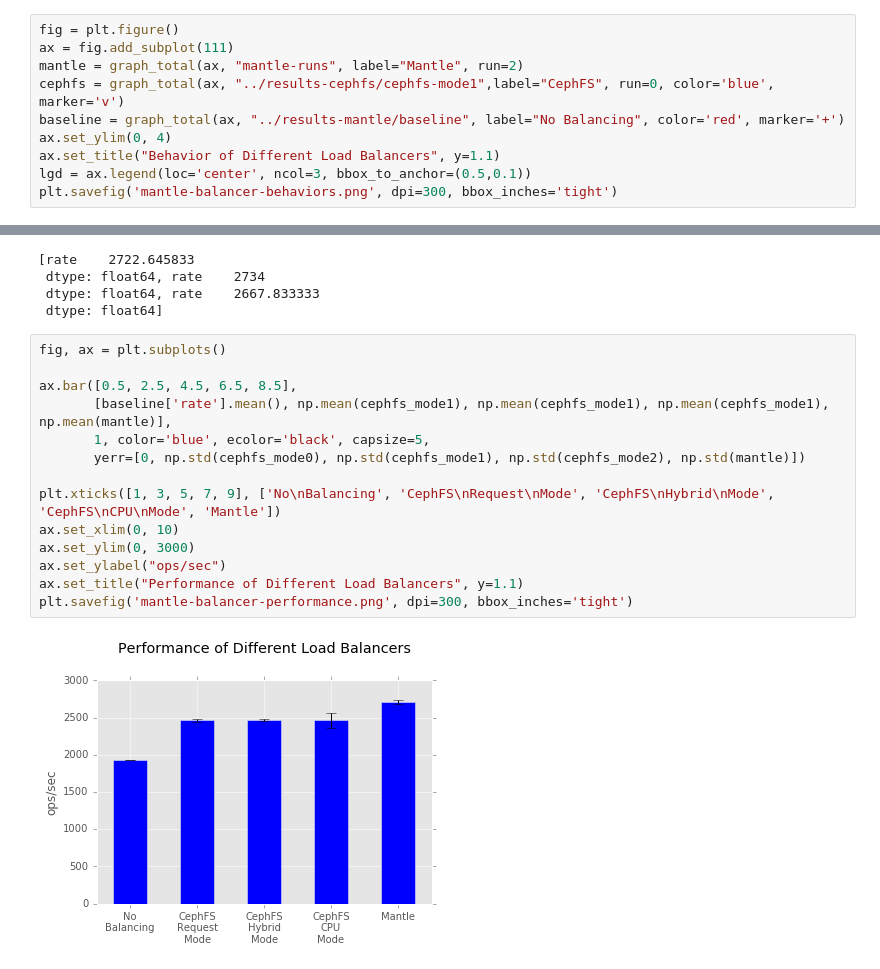
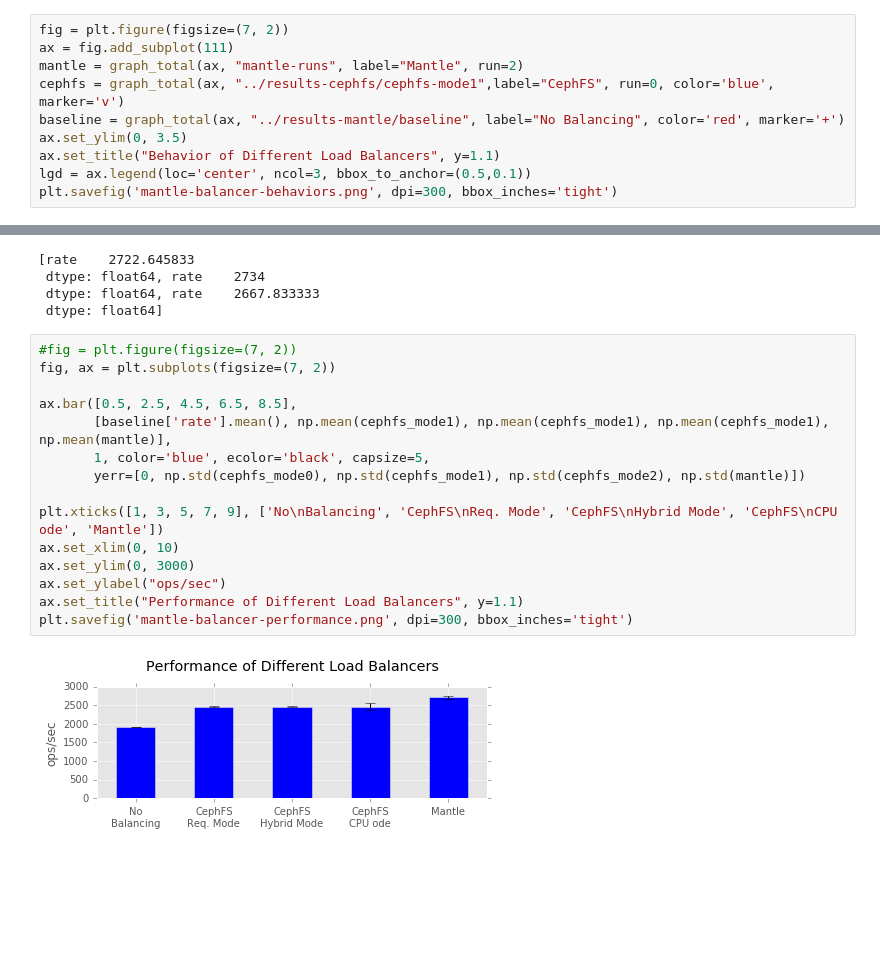
Before and after one commit to michaelsevilla/malacology-popper, a Jupyter notebook: experiments/mds-zlog-seq-migrate-redux-3client/results-mantle-runs/visualize.ipynb, the cells around one changed output, grey strips where cells are left out. Cells and saved outputs as stored; diff of their text form; blank space fills up the shorter version.

```diff
--- a/experiments/mds-zlog-seq-migrate-redux-3client/results-mantle-runs/visualize.ipynb
+++ b/experiments/mds-zlog-seq-migrate-redux-3client/results-mantle-runs/visualize.ipynb
@@ -114,12 +114,12 @@ graph_it(ax, "../results-mantle-runs-getoffproxy/mantle-runs-getoffproxy", 2)
 #ax = fig.add_subplot(313)
 #graph_it(ax, "../results-mantle-runs-getoffproxy/mantle-runs-getoffproxy", 2)
 # %%
-fig = plt.figure()
+fig = plt.figure(figsize=(7, 2))
 ax = fig.add_subplot(111)
 mantle = graph_total(ax, "mantle-runs", label="Mantle", run=2)
 cephfs = graph_total(ax, "../results-cephfs/cephfs-mode1",label="CephFS", run=0, color='blue', marker='v')
 baseline = graph_total(ax, "../results-mantle/baseline", label="No Balancing", color='red', marker='+')
-ax.set_ylim(0, 4)
+ax.set_ylim(0, 3.5)
 ax.set_title("Behavior of Different Load Balancers", y=1.1)
 lgd = ax.legend(loc='center', ncol=3, bbox_to_anchor=(0.5,0.1))
 plt.savefig('mantle-balancer-behaviors.png', dpi=300, bbox_inches='tight')
@@ -152,18 +152,19 @@ mantle
  dtype: float64, rate    2667.833333
  dtype: float64]
 # %%
-fig, ax = plt.subplots()
+#fig = plt.figure(figsize=(7, 2))
+fig, ax = plt.subplots(figsize=(7, 2))
 
 ax.bar([0.5, 2.5, 4.5, 6.5, 8.5],
        [baseline['rate'].mean(), np.mean(cephfs_mode1), np.mean(cephfs_mode1), np.mean(cephfs_mode1), np.mean(mantle)],
        1, color='blue', ecolor='black', capsize=5,
        yerr=[0, np.std(cephfs_mode0), np.std(cephfs_mode1), np.std(cephfs_mode2), np.std(mantle)])
 
-plt.xticks([1, 3, 5, 7, 9], ['No\nBalancing', 'CephFS\nRequest\nMode', 'CephFS\nHybrid\nMode', 'CephFS\nCPU\nMode', 'Mantle'])
+plt.xticks([1, 3, 5, 7, 9], ['No\nBalancing', 'CephFS\nReq. Mode', 'CephFS\nHybrid Mode', 'CephFS\nCPU ode', 'Mantle'])
 ax.set_xlim(0, 10)
 ax.set_ylim(0, 3000)
 ax.set_ylabel("ops/sec")
 ax.set_title("Performance of Different Load Balancers", y=1.1)
 plt.savefig('mantle-balancer-performance.png', dpi=300, bbox_inches='tight')
 # %% [output]
-[figure, old version]
+[figure, new version]
```
Also changed, not shown: parts of 1 cell of this notebook, 17 other files.
